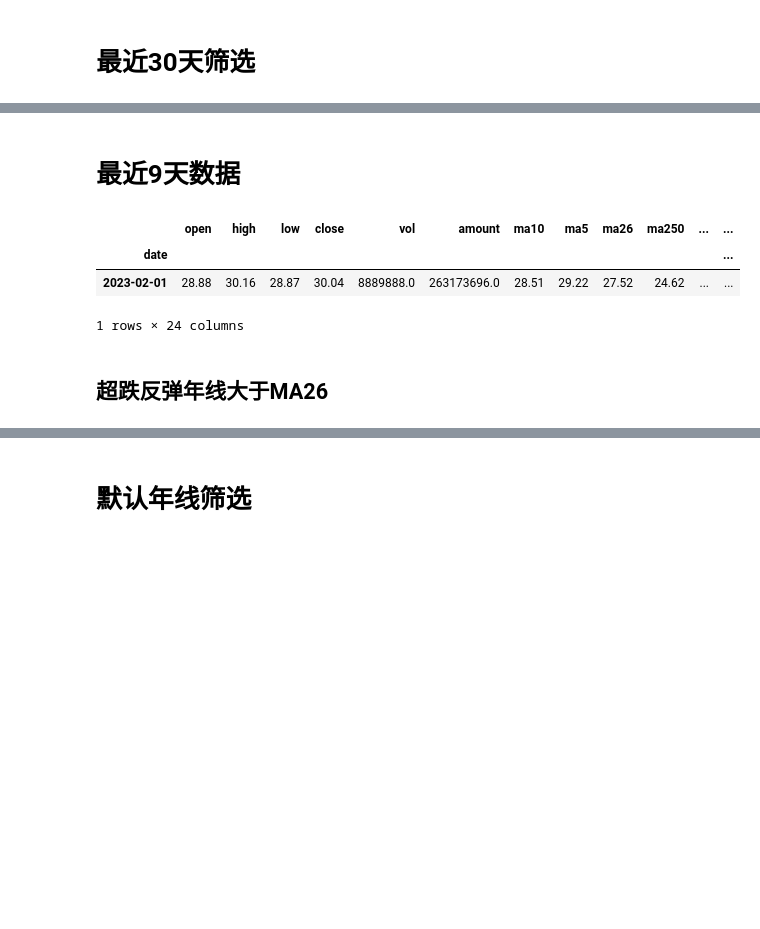
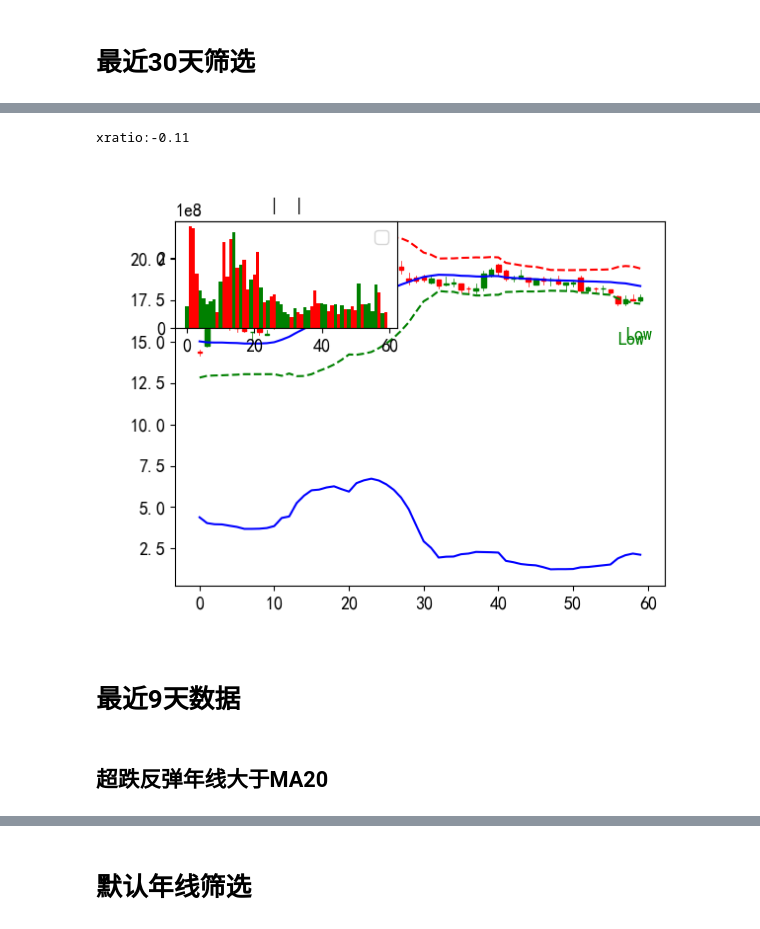
Before and after one commit to johnsonhongyi/pyQuant3, a Jupyter notebook: stock/jupyterAlgo/Quant2023/Tdx-MultiIndex-Search.ipynb, the cells around one changed output, grey strips where cells are left out. Cells and saved outputs as stored; diff of their text form; code cells hidden in the pictures; blank space fills up the shorter version.

```diff
--- a/stock/jupyterAlgo/Quant2023/Tdx-MultiIndex-Search.ipynb
+++ b/stock/jupyterAlgo/Quant2023/Tdx-MultiIndex-Search.ipynb
@@ -619,14 +1255,26 @@ KeyError: '002987'
+# %%
+show_ohlc_upper(dfs.loc['000002'][-60:])
+# %% [output]
+xratio:-0.11
+[figure, added]
 # %% [markdown]
 # 最近9天数据
 # %%
-dfs_tail9 = dfs.groupby(level=[0]).tail(5)
+dfs_tail9 = dfs.groupby(level=[0]).tail(9)
+
+# 提取倒数第二天
+# dfs_tail9 = dfs.groupby(level=[0]).tail(6)
+# dfs_tail9 = dfs_tail9[dfs_tail9.index.get_level_values(1) <lastday]
+
+
+# dfs_tail9.index.get_level_values(0)
 # 还原多索引
 # dfs_tail = dfs_tail.reset_index().set_index(['code','date'])
-dfs_tail9.loc['002987'][:1]
+# print(dfs_tail9.loc['002987'][:1])
+# show_tdx_data(dfs_tail9.loc[code_t])
+# dfs_tail9=compute_perd_value(dfs_tail9,market_value=5,col='vol')
+
+# show_tdx_data(dfs_tail9.loc[code_t])
+# print((dfs_tail9.loc[code_t]))
-# %% [output]
-|  | open | high | low | close | vol | amount | ma10 | ma5 | ma26 | ma250 | ... | ... |
-| date |  |  |  |  |  |  |  |  |  |  |  | ... |
-| 2023-02-01 | 28.88 | 30.16 | 28.87 | 30.04 | 8889888.0 | 263173696.0 | 28.51 | 29.22 | 27.52 | 24.62 | ... | ... |
-1 rows × 24 columns
 # %% [markdown]
-## 超跌反弹年线大于MA26
+## 超跌反弹年线大于MA20
```
Also changed, not shown: parts of 67 cells of this notebook, 12 other files.
